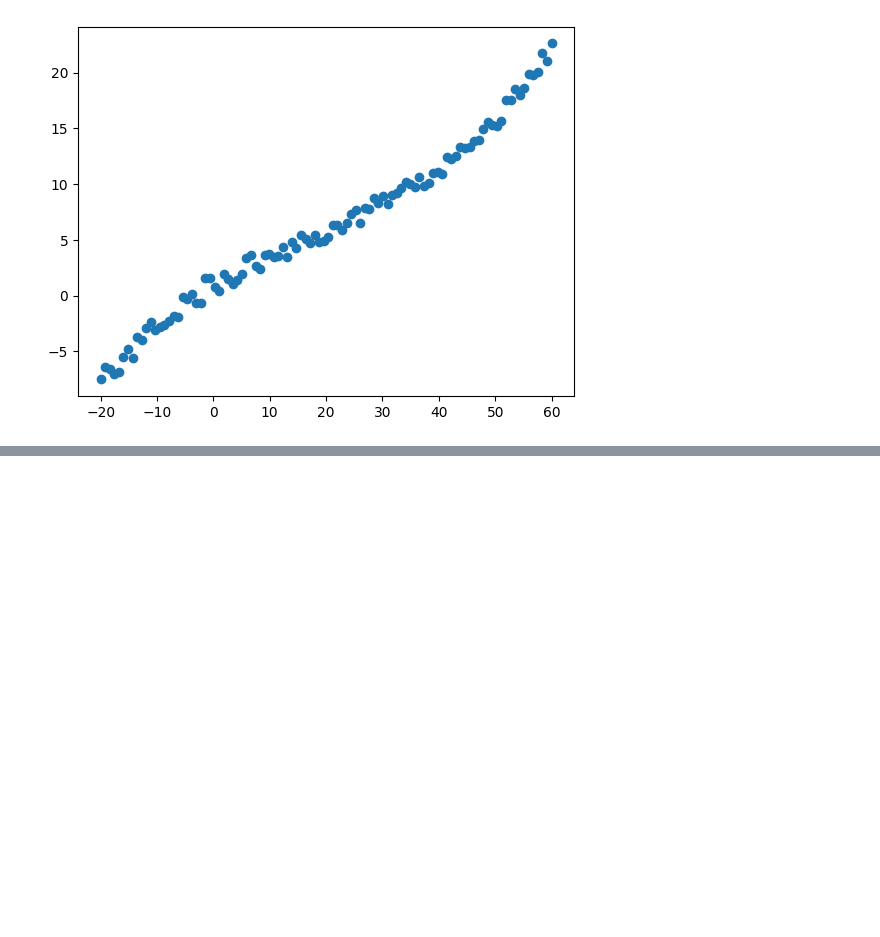
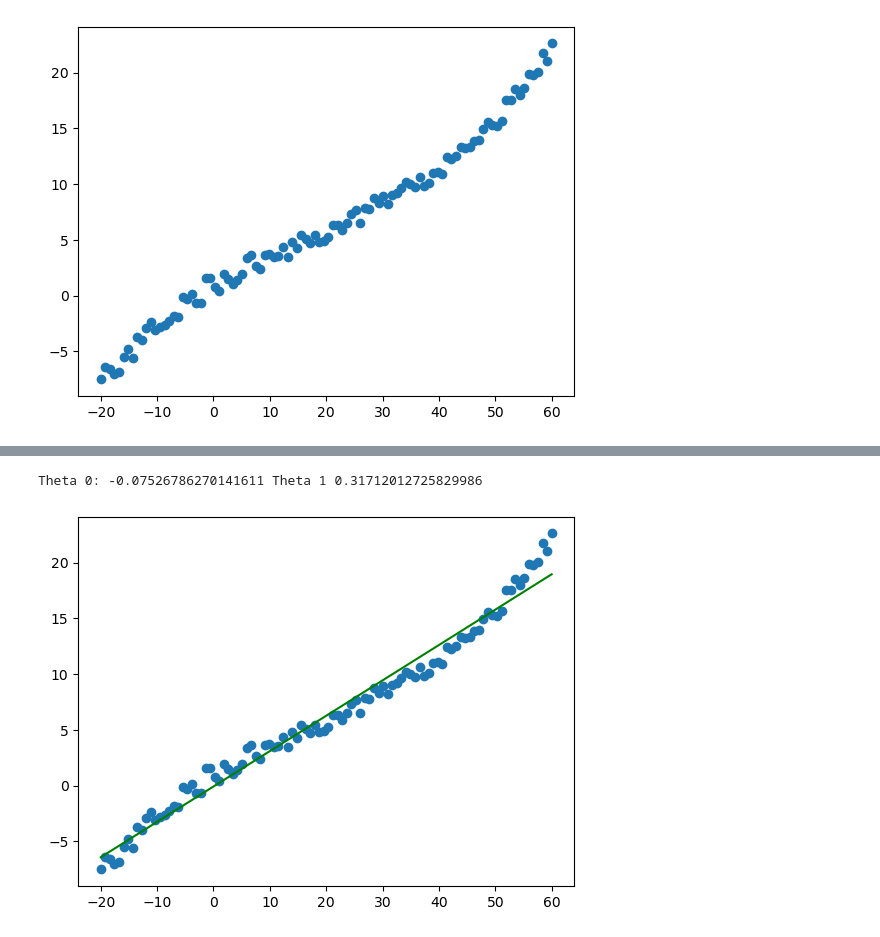
Before and after one commit to turkiewicz479/ML, a Jupyter notebook: Zadanie_2_ml.ipynb, the cells around one changed output, grey strips where cells are left out. Saved outputs shown, nothing was run; the diff lists cells and outputs as text; code cells hidden in the pictures; blank space fills up the shorter version.

```diff
--- a/Zadanie_2_ml.ipynb
+++ b/Zadanie_2_ml.ipynb
@@ -48,0 +56,38 @@ theta_1 = 0
+# %%
+def gradient_descent(x, y, theta_0, theta_1, alpha, eps, max_iter=10000):
+    m = len(y)
+    previous_cost = calculate_cost(x, y, theta_0, theta_1)
+
+    for _ in range(max_iter):
+        # Obliczanie gradientów
+        predictions = h_fun(x,theta_0,theta_1 )
+        gradient_theta_0 = (1 / m) * np.sum(predictions - y)
+        gradient_theta_1 = (1 / m) * np.sum((predictions - y) * x)
+
+        # Aktualizacja wag
+        theta_0 -= alpha * gradient_theta_0
+        theta_1 -= alpha * gradient_theta_1
+
+        # Obliczanie nowej wartości funkcji kosztu
+        current_cost = calculate_cost(x, y, theta_0, theta_1)
+
+        # Sprawdzenie warunku stopu
+        if abs(previous_cost - current_cost) < eps:
+            break
+
+        previous_cost = current_cost  # Aktualizacja poprzedniego kosztu
+
+    return theta_0, theta_1
+# %%
+eps = 1e-5  # akceptowalna różnica dla kolejnych wartości funkcji kosztu
+alpha = 0.001  # learning rate
+theta_0 = 0  # - wartości początkowe parametrów modelu
+theta_1 = 0
+the0,the1=gradient_descent(x,y,theta_0,theta_1,alpha,eps)
+y2=h_fun(x,the0,the1)
+plt.plot(x,y2,color='green')
+plt.scatter(x,y)
+print("Theta 0:", the0, "Theta 1", the1)
+# %% [output]
+Theta 0: -0.07526786270141611 Theta 1 0.31712012725829986
+[figure, added]
```
Also changed, not shown: parts of 5 cells of this notebook, 1 other file.
